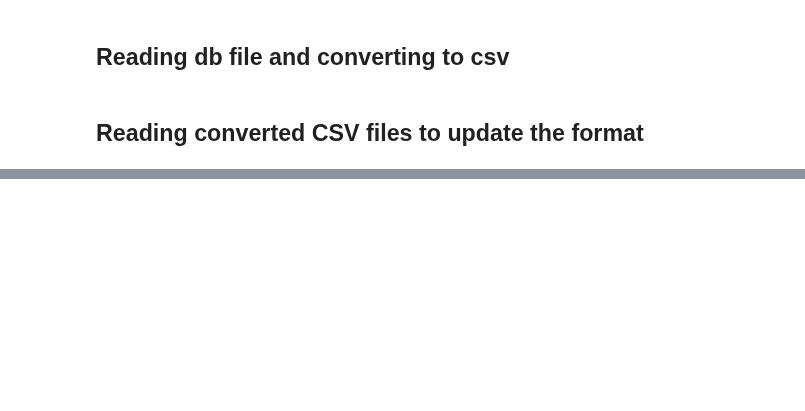
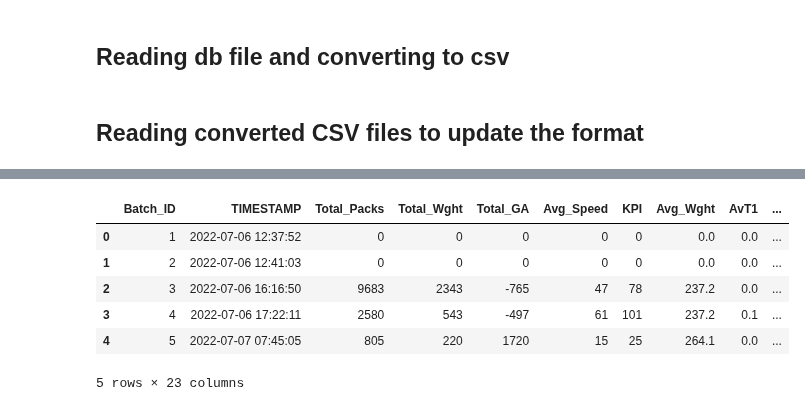
Before and after one commit to musman2012/ml-data_science, a Jupyter notebook: DataIngestionPrep.ipynb, the cells around one changed output, grey strips where cells are left out. Saved outputs shown, nothing was run; the diff lists cells and outputs as text; code cells hidden in the pictures; blank space fills up the shorter version.

```diff
--- a/DataIngestionPrep.ipynb
+++ b/DataIngestionPrep.ipynb
@@ -67,0 +82,13 @@ scale_df = add_flags_machines(scale_df, "SCALE", "Machine_123")
+# %%
+## adding line to end transactions
+end_df['Line'] = start_df['Line']
+end_df['Recipe'] = start_df['Recipe']
+end_df.head()
+# %% [output]
+|  | Batch_ID | TIMESTAMP | Total_Packs | Total_Wght | Total_GA | Avg_Speed | KPI | Avg_Wght | AvT1 | ... |
+| 0 | 1 | 2022-07-06 12:37:52 | 0 | 0 | 0 | 0 | 0 | 0.0 | 0.0 | ... |
+| 1 | 2 | 2022-07-06 12:41:03 | 0 | 0 | 0 | 0 | 0 | 0.0 | 0.0 | ... |
+| 2 | 3 | 2022-07-06 16:16:50 | 9683 | 2343 | -765 | 47 | 78 | 237.2 | 0.0 | ... |
+| 3 | 4 | 2022-07-06 17:22:11 | 2580 | 543 | -497 | 61 | 101 | 237.2 | 0.1 | ... |
+| 4 | 5 | 2022-07-07 07:45:05 | 805 | 220 | 1720 | 15 | 25 | 264.1 | 0.0 | ... |
+5 rows × 23 columns
```
Also changed, not shown: parts of 12 cells of this notebook.
